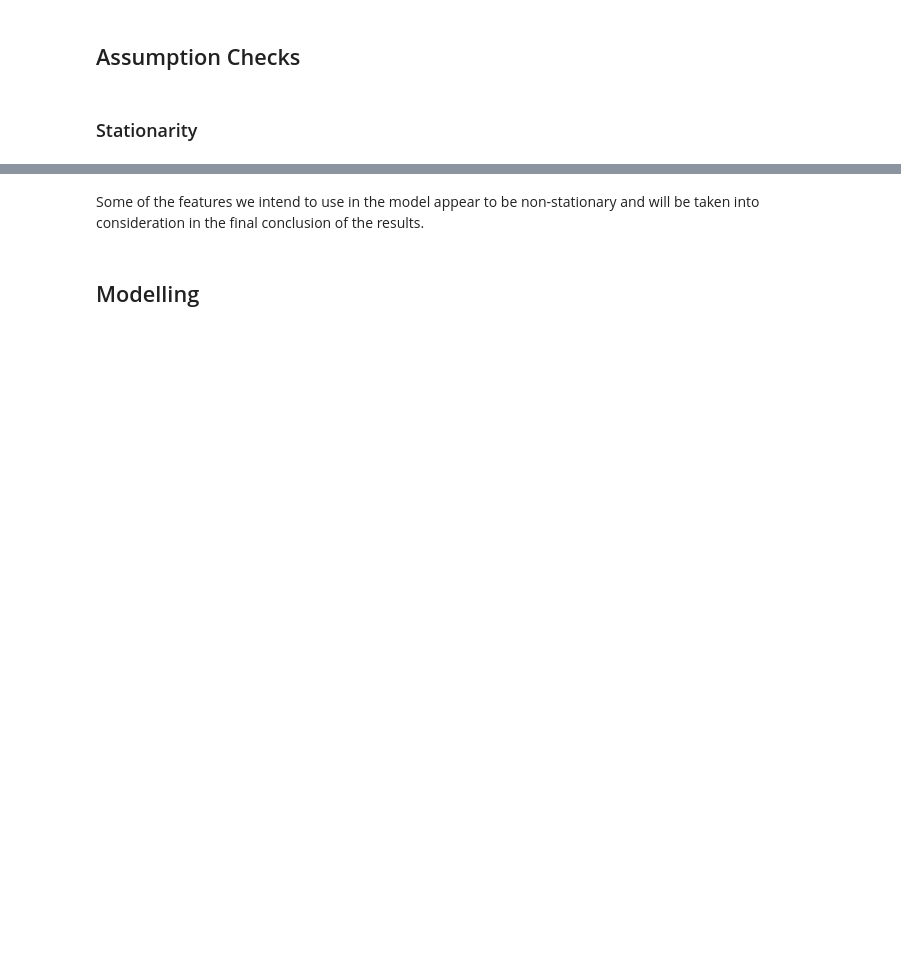
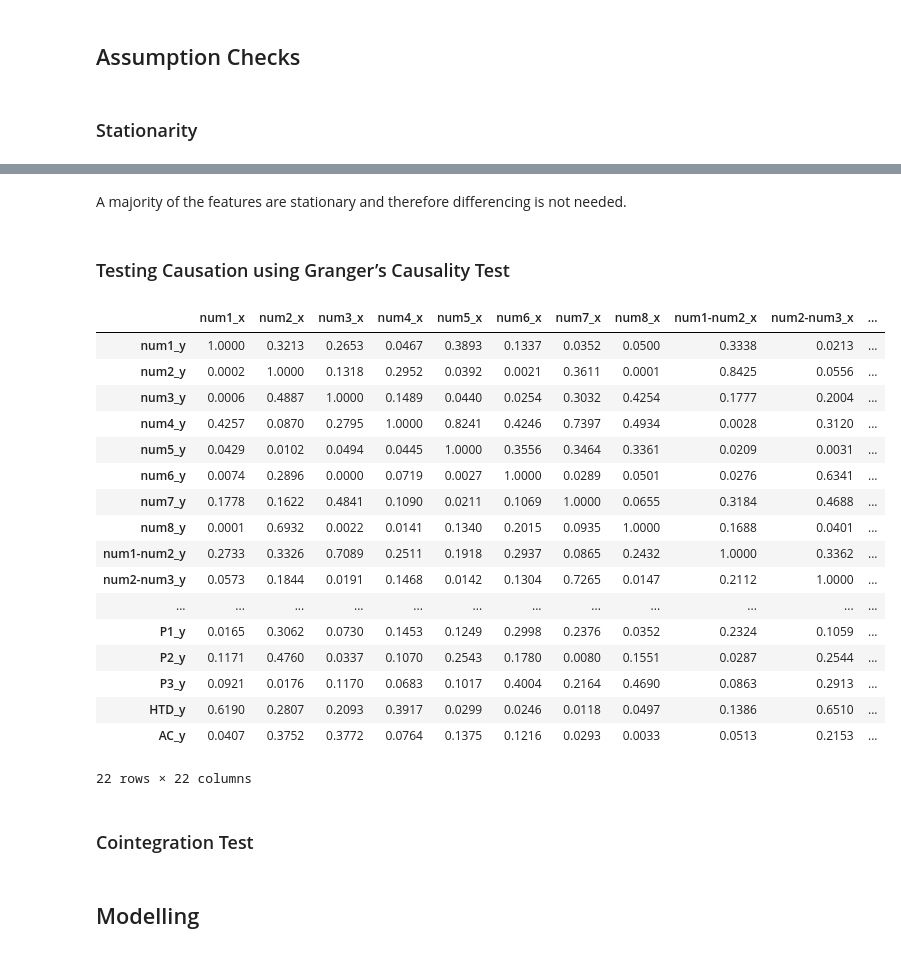
Before and after one commit to Anoshawott/project-PRE-LOT, a Jupyter notebook: forecasting-lottery.ipynb, the cells around one changed output, grey strips where cells are left out. Drawn from its saved outputs; the diff is of its cells as text; code cells hidden in the pictures; blank space fills up the shorter version.

```diff
--- a/forecasting-lottery.ipynb
+++ b/forecasting-lottery.ipynb
@@ -266,8 +265,8 @@ No correlation is apparent between the order of numbers that are drawn.
 # REFERENCE: https://towardsdatascience.com/simple-multivariate-time-series-forecasting-7fa0e05579b2
 
 # Splitting the dataset into train & test subsets
-n_obs = 120
-df_train, df_test = df[:-n_obs], df[-(n_obs)+142:]
+n_obs = 140
+df_train, df_test = df[:n_obs], df[(n_obs)-142:]
 
 # Augmented Dickey-Fuller Test (ADF Test) to check for stationarity
 from statsmodels.tsa.stattools import adfuller
@@ -313,8 +312,14 @@ Series is Stationary
-# %% [markdown]
-Some of the features we intend to use in the model appear to be non-stationary and will be taken into consideration in the final conclusion of the results.
+# %% [markdown]
+A majority of the features are stationary and therefore differencing is not needed.
 # %%
-df_train=df_train.drop(['num1', 'num2', 'num3', 'num4', 'num5', 'num6', 'num7', 'num8','numString'], axis=1)
-df_test=df_test.drop(['num1', 'num2', 'num3', 'num4', 'num5', 'num6', 'num7', 'num8','numString'], axis=1)
+# df_train=df_train.drop(['num1', 'num2', 'num3', 'num4', 'num5', 'num6', 'num7', 'num8','numString'], axis=1)
+# df_test=df_test.drop(['num1', 'num2', 'num3', 'num4', 'num5', 'num6', 'num7', 'num8','numString'], axis=1)
+
+# df_new=df.copy()
+# df_new=df_new.drop(['num1', 'num2', 'num3', 'num4', 'num5', 'num6', 'num7', 'num8','numString'], axis=1)
+
+df_train=df_train.drop(['numString'], axis=1)
+df_test=df_test.drop(['numString'], axis=1)
 
 df_new=df.copy()
-df_new=df_new.drop(['num1', 'num2', 'num3', 'num4', 'num5', 'num6', 'num7', 'num8','numString'], axis=1)
+df_new=df_new.drop(['numString'], axis=1)
@@ -320,0 +334,56 @@ df_new=df_new.drop(['num1', 'num2', 'num3', 'num4', 'num5', 'num6', 'num7', 'num
+# %% [markdown]
+### Testing Causation using Granger’s Causality Test
+# %%
+#https://www.machinelearningplus.com/time-series/vector-autoregression-examples-python/
+
+from statsmodels.tsa.stattools import grangercausalitytests
+maxlag=12
+test = 'ssr_chi2test'
+def grangers_causation_matrix(data, variables, test='ssr_chi2test', verbose=False):
+    """Check Granger Causality of all possible combinations of the Time series.
+    The rows are the response variable, columns are predictors. The values in the table
+    are the P-Values. P-Values lesser than the significance level (0.05), implies
+    the Null Hypothesis that the coefficients of the corresponding past values is
+    zero, that is, the X does not cause Y can be rejected.
+
+    data      : pandas dataframe containing the time series variables
+    variables : list containing names of the time series variables.
+    """
+    df = pd.DataFrame(np.zeros((len(variables), len(variables))), columns=variables, index=variables)
+    for c in df.columns:
+        for r in df.index:
+            test_result = grangercausalitytests(data[[r, c]], maxlag=maxlag, verbose=False)
+            p_values = [round(test_result[i+1][0][test][1],4) for i in range(maxlag)]
+            if verbose: print(f'Y = {r}, X = {c}, P Values = {p_values}')
+            min_p_value = np.min(p_values)
+            df.loc[r, c] = min_p_value
+    df.columns = [var + '_x' for var in variables]
+    df.index = [var + '_y' for var in variables]
+    return df
+
+cols = ['num1', 'num2', 'num3', 'num4', 'num5', 'num6', 'num7', 'num8',
+        'num1-num2', 'num2-num3', 'num3-num4', 'num4-num5', 'num5-num6',
+        'num6-num7', 'SP', 'OE', 'SB', 'P1', 'P2', 'P3', 'HTD', 'AC']
+
+grangers_causation_matrix(df_train, variables = cols)
+# %% [output]
+|  | num1_x | num2_x | num3_x | num4_x | num5_x | num6_x | num7_x | num8_x | num1-num2_x | num2-num3_x | ... |
+| num1_y | 1.0000 | 0.3213 | 0.2653 | 0.0467 | 0.3893 | 0.1337 | 0.0352 | 0.0500 | 0.3338 | 0.0213 | ... |
+| num2_y | 0.0002 | 1.0000 | 0.1318 | 0.2952 | 0.0392 | 0.0021 | 0.3611 | 0.0001 | 0.8425 | 0.0556 | ... |
+| num3_y | 0.0006 | 0.4887 | 1.0000 | 0.1489 | 0.0440 | 0.0254 | 0.3032 | 0.4254 | 0.1777 | 0.2004 | ... |
+| num4_y | 0.4257 | 0.0870 | 0.2795 | 1.0000 | 0.8241 | 0.4246 | 0.7397 | 0.4934 | 0.0028 | 0.3120 | ... |
+| num5_y | 0.0429 | 0.0102 | 0.0494 | 0.0445 | 1.0000 | 0.3556 | 0.3464 | 0.3361 | 0.0209 | 0.0031 | ... |
+| num6_y | 0.0074 | 0.2896 | 0.0000 | 0.0719 | 0.0027 | 1.0000 | 0.0289 | 0.0501 | 0.0276 | 0.6341 | ... |
+| num7_y | 0.1778 | 0.1622 | 0.4841 | 0.1090 | 0.0211 | 0.1069 | 1.0000 | 0.0655 | 0.3184 | 0.4688 | ... |
+| num8_y | 0.0001 | 0.6932 | 0.0022 | 0.0141 | 0.1340 | 0.2015 | 0.0935 | 1.0000 | 0.1688 | 0.0401 | ... |
+| num1-num2_y | 0.2733 | 0.3326 | 0.7089 | 0.2511 | 0.1918 | 0.2937 | 0.0865 | 0.2432 | 1.0000 | 0.3362 | ... |
+| num2-num3_y | 0.0573 | 0.1844 | 0.0191 | 0.1468 | 0.0142 | 0.1304 | 0.7265 | 0.0147 | 0.2112 | 1.0000 | ... |
+| ... | ... | ... | ... | ... | ... | ... | ... | ... | ... | ... | ... |
+| P1_y | 0.0165 | 0.3062 | 0.0730 | 0.1453 | 0.1249 | 0.2998 | 0.2376 | 0.0352 | 0.2324 | 0.1059 | ... |
+| P2_y | 0.1171 | 0.4760 | 0.0337 | 0.1070 | 0.2543 | 0.1780 | 0.0080 | 0.1551 | 0.0287 | 0.2544 | ... |
+| P3_y | 0.0921 | 0.0176 | 0.1170 | 0.0683 | 0.1017 | 0.4004 | 0.2164 | 0.4690 | 0.0863 | 0.2913 | ... |
+| HTD_y | 0.6190 | 0.2807 | 0.2093 | 0.3917 | 0.0299 | 0.0246 | 0.0118 | 0.0497 | 0.1386 | 0.6510 | ... |
+| AC_y | 0.0407 | 0.3752 | 0.3772 | 0.0764 | 0.1375 | 0.1216 | 0.0293 | 0.0033 | 0.0513 | 0.2153 | ... |
+22 rows × 22 columns
+# %% [markdown]
+### Cointegration Test
```
Also changed, not shown: parts of 33 cells of this notebook.
